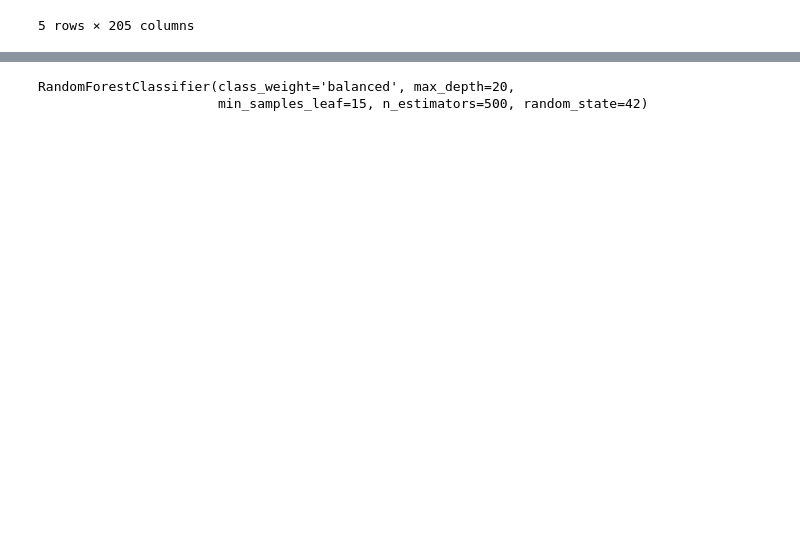
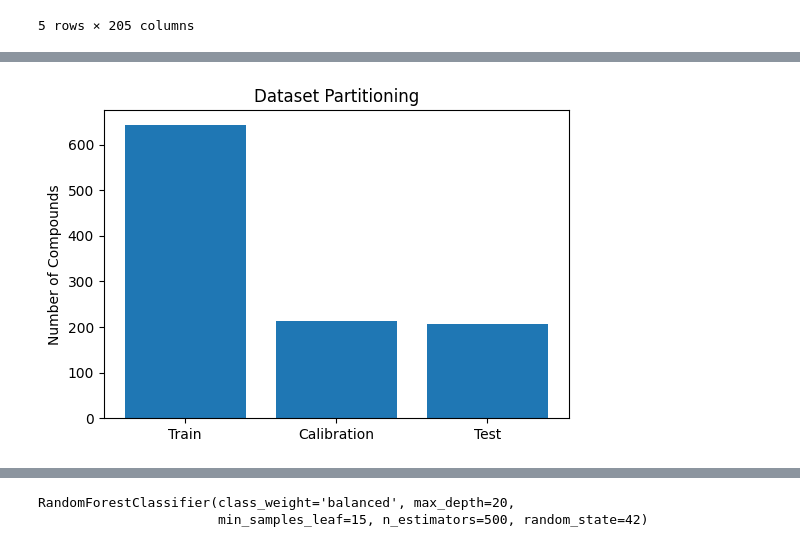
Before and after one commit to volkamerlab/Trustworthy_ML_Workshop, a Jupyter notebook: notebooks/inductive_CP.ipynb, the cells around one changed output, grey strips where cells are left out. Drawn from its saved outputs; the diff is of its cells as text; code cells hidden in the pictures; blank space fills up the shorter version.

Commit message:
added explanatory text and some figures

```diff
--- a/notebooks/inductive_CP.ipynb
+++ b/notebooks/inductive_CP.ipynb
@@ -51,6 +101,24 @@ with open('../data/calibration.txt', 'r') as cal_compound_file:
     cal_compounds = cal_compound_file.read().splitlines()
 with open('../data/test.txt', 'r') as test_compound_file:
     test_compounds = test_compound_file.read().splitlines()
+# %%
+splits = [
+    len(train_compounds),
+    len(cal_compounds),
+    len(test_compounds)
+]
+
+plt.figure(figsize=(6,4))
+plt.bar(
+    ["Train", "Calibration", "Test"],
+    splits
+)
+
+plt.ylabel("Number of Compounds")
+plt.title("Dataset Partitioning")
+plt.show()
+# %% [output]
+[figure, added]
 # %%
 X_train = physchem_properties.loc[train_compounds, :]
 X_cal = physchem_properties.loc[cal_compounds, :]
```
Also changed, not shown: parts of 18 cells of this notebook, 1 other file.
